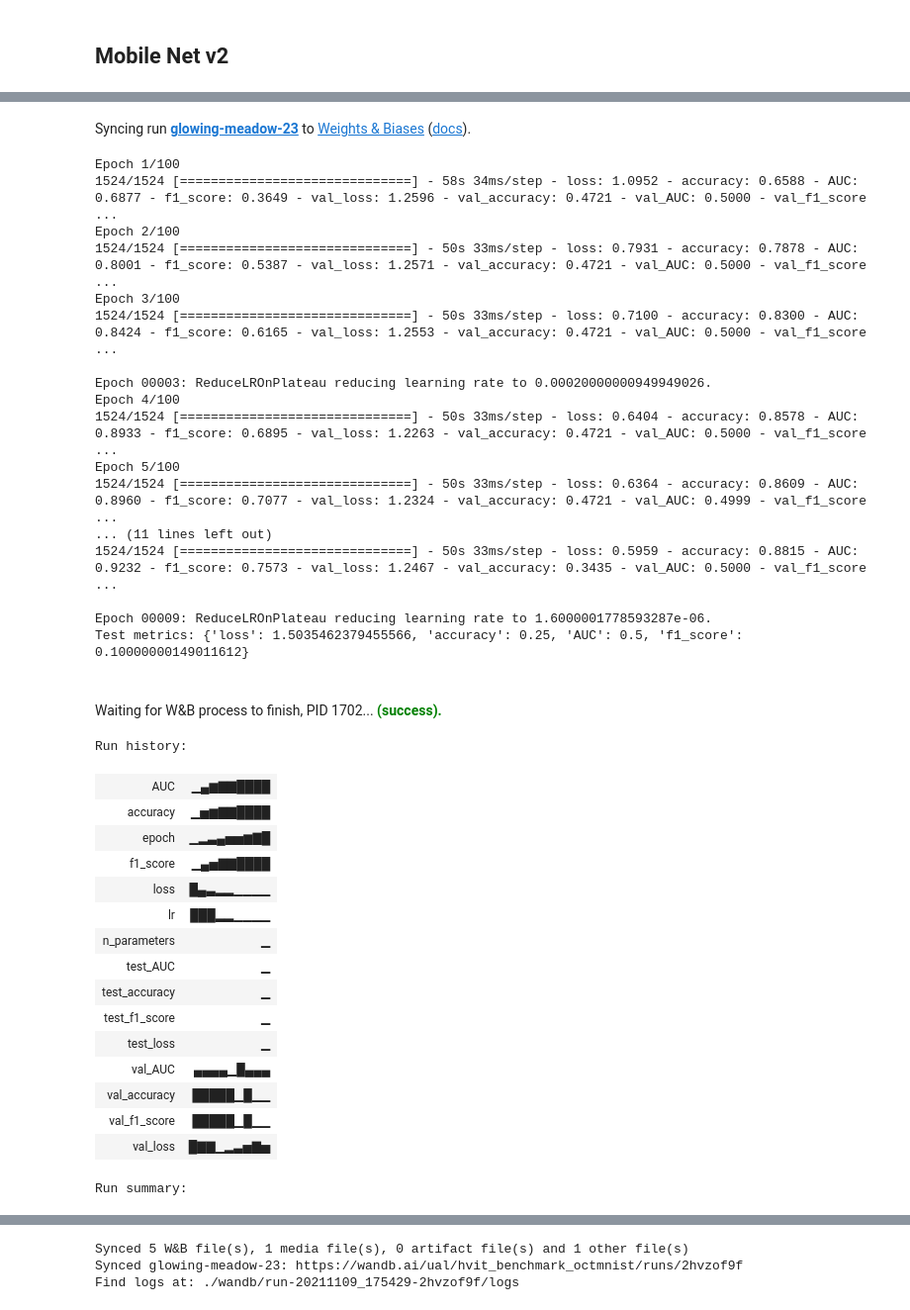
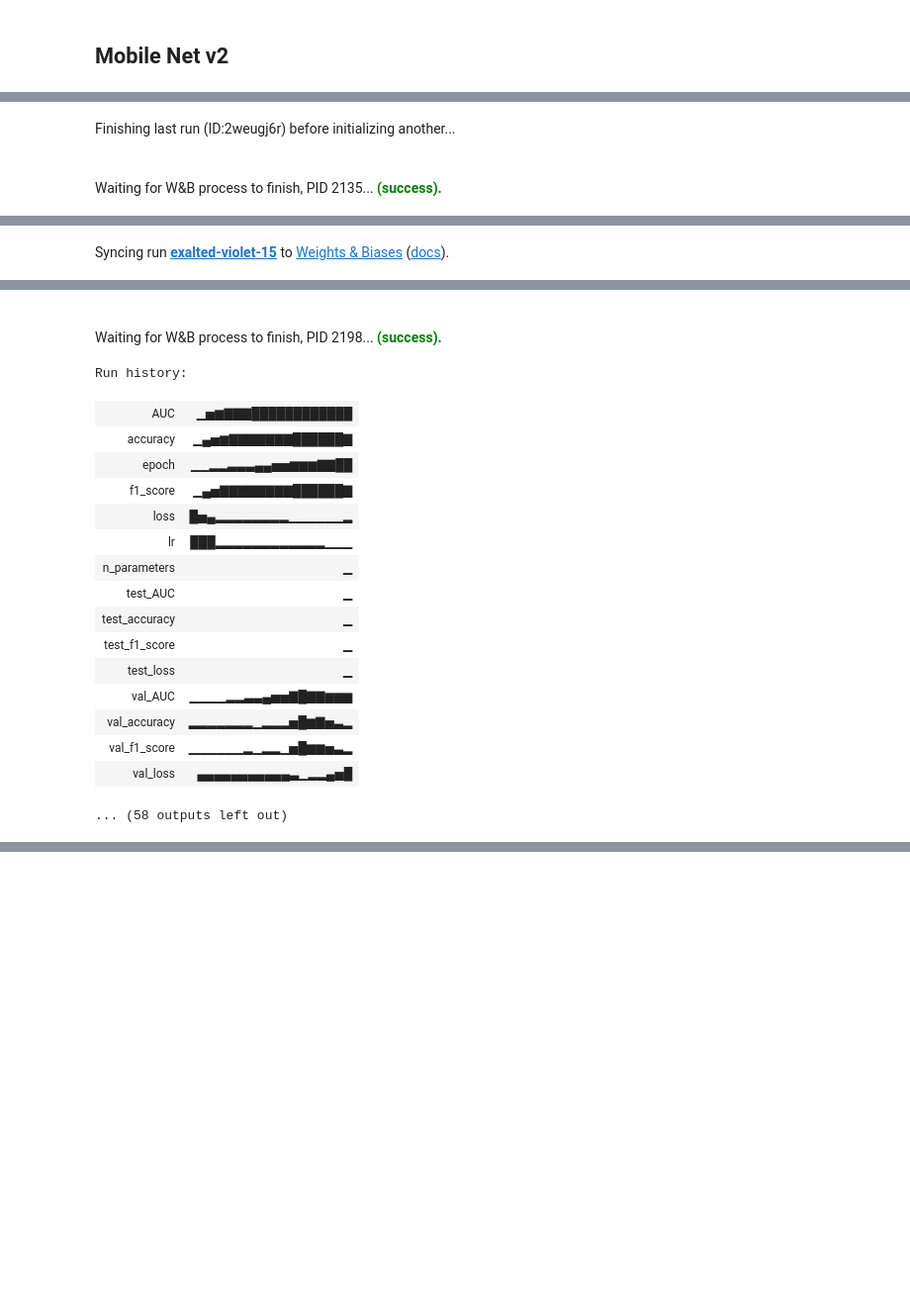
Before and after one commit to hedrergudene/SCViT, a Jupyter notebook: MedMNIST.ipynb, the cells around one changed output, grey strips where cells are left out. Shown at 99% size. Saved outputs shown, nothing was run; the diff lists cells and outputs as text; code cells hidden in the pictures; blank space fills up the shorter version.

```diff
--- a/MedMNIST.ipynb
+++ b/MedMNIST.ipynb
@@ -205,8 +205,8 @@ def run_WB_experiment(WB_KEY:str,
 # %%
 # Config
 # 'pneumoniamnist','breastmnist'
-datasets = ['octmnist','tissuemnist','pathmnist','dermamnist','bloodmnist', 'organamnist', 'organcmnist', 'organsmnist']
-#datasets = ['dermamnist','bloodmnist', 'organamnist', 'organcmnist', 'organsmnist']
+#datasets = ['octmnist','tissuemnist','pathmnist','dermamnist','bloodmnist', 'organamnist', 'organcmnist', 'organsmnist']
+datasets = ['pathmnist','dermamnist','bloodmnist', 'organamnist', 'organcmnist', 'organsmnist']
 
 batch_size = 64
 epochs = 100
@@ -900,20 +900,6 @@ for data_flag in datasets:
     info = INFO[data_flag]
     n_classes = len(info['label'])
     n_classes = 1 if n_classes == 2 else n_classes
-
-    vit_params = {'img_size':img_size,
-                  'patch_size':4,
-                  'num_channels': info['n_channels'],
-                  'num_heads': 8,
-                  'transformer_layers':16,
-                  'hidden_unit_factor':4,
-                  'mlp_head_units': [256, 64],
-                  'num_classes':n_classes,
-                  'drop_attn':0.2,
-                  'drop_proj':0.2,
-                  'drop_linear':0.4,
-                  'projection_dim' : 3*64
-                  }
 
 
     # Start running
@@ -956,0 +944,2 @@ wandb: Appending key for api.wandb.ai to your netrc file: /root/.netrc
+Finishing last run (ID:2weugj6r) before initializing another...
+Waiting for W&B process to finish, PID 2135... (success).
@@ -956,0 +948 @@ wandb: Appending key for api.wandb.ai to your netrc file: /root/.netrc
+Syncing run exalted-violet-15 to Weights & Biases (docs).
@@ -960,36 +966,18 @@ X test (1000, 32, 32, 3) | Y test (1000, 4)
-Syncing run glowing-meadow-23 to Weights & Biases (docs).
+Waiting for W&B process to finish, PID 2198... (success).
-Epoch 1/100
-1524/1524 [==============================] - 58s 34ms/step - loss: 1.0952 - accuracy: 0.6588 - AUC: 0.6877 - f1_score: 0.3649 - val_loss: 1.2596 - val_accuracy: 0.4721 - val_AUC: 0.5000 - val_f1_score ...
-Epoch 2/100
-1524/1524 [==============================] - 50s 33ms/step - loss: 0.7931 - accuracy: 0.7878 - AUC: 0.8001 - f1_score: 0.5387 - val_loss: 1.2571 - val_accuracy: 0.4721 - val_AUC: 0.5000 - val_f1_score ...
-Epoch 3/100
-1524/1524 [==============================] - 50s 33ms/step - loss: 0.7100 - accuracy: 0.8300 - AUC: 0.8424 - f1_score: 0.6165 - val_loss: 1.2553 - val_accuracy: 0.4721 - val_AUC: 0.5000 - val_f1_score ...
-
-Epoch 00003: ReduceLROnPlateau reducing learning rate to 0.00020000000949949026.
-Epoch 4/100
-1524/1524 [==============================] - 50s 33ms/step - loss: 0.6404 - accuracy: 0.8578 - AUC: 0.8933 - f1_score: 0.6895 - val_loss: 1.2263 - val_accuracy: 0.4721 - val_AUC: 0.5000 - val_f1_score ...
-Epoch 5/100
-1524/1524 [==============================] - 50s 33ms/step - loss: 0.6364 - accuracy: 0.8609 - AUC: 0.8960 - f1_score: 0.7077 - val_loss: 1.2324 - val_accuracy: 0.4721 - val_AUC: 0.4999 - val_f1_score ...
-... (11 lines left out)
-1524/1524 [==============================] - 50s 33ms/step - loss: 0.5959 - accuracy: 0.8815 - AUC: 0.9232 - f1_score: 0.7573 - val_loss: 1.2467 - val_accuracy: 0.3435 - val_AUC: 0.5000 - val_f1_score ...
-
-Epoch 00009: ReduceLROnPlateau reducing learning rate to 1.6000001778593287e-06.
-Test metrics: {'loss': 1.5035462379455566, 'accuracy': 0.25, 'AUC': 0.5, 'f1_score': 0.10000000149011612}
+Run history:
-Waiting for W&B process to finish, PID 1702... (success).
+| AUC | ▁▅▆▇▇▇████████████ |
+| accuracy | ▁▄▅▆▇▇▇▇▇▇▇██████▇ |
+| epoch | ▁▁▂▂▃▃▃▄▄▅▅▆▆▆▇▇██ |
+| f1_score | ▁▄▅▇▇▇▇▇▇▇▇██████▇ |
+| loss | █▅▄▂▂▂▂▂▂▂▂▁▁▁▁▁▁▂ |
+| lr | ███▂▂▂▂▂▂▂▂▂▂▂▂▁▁▁ |
+| n_parameters | ▁ |
+| test_AUC | ▁ |
+| test_accuracy | ▁ |
+| test_f1_score | ▁ |
+| test_loss | ▁ |
+| val_AUC | ▁▁▁▁▂▂▃▃▄▅▅▇█▇▇▆▆▆ |
+| val_accuracy | ▂▂▂▂▂▂▂▁▂▂▂▅█▆▇▅▃▂ |
+| val_f1_score | ▁▁▁▁▁▁▂▁▂▂▁▅█▆▆▅▃▂ |
+| val_loss | ▄▄▄▄▄▄▄▄▄▄▄▃▁▂▂▄▅█ |
-Run history:
+... (58 outputs left out)
-| AUC | ▁▄▆▇▇████ |
-| accuracy | ▁▅▆▇▇████ |
-| epoch | ▁▂▃▄▅▅▆▇█ |
-| f1_score | ▁▄▅▇▇████ |
-| loss | █▄▃▂▂▁▁▁▁ |
-| lr | ███▂▂▁▁▁▁ |
-| n_parameters | ▁ |
-| test_AUC | ▁ |
-| test_accuracy | ▁ |
-| test_f1_score | ▁ |
-| test_loss | ▁ |
-| val_AUC | ▄▄▄▄▁█▄▄▄ |
-| val_accuracy | █████▁█▁▁ |
-| val_f1_score | █████▁█▁▁ |
-| val_loss | █▇▇▁▂▃▅▇▅ |
-Run summary:
@@ -1013,3 +983,0 @@ Run summary:
-Synced 5 W&B file(s), 1 media file(s), 0 artifact file(s) and 1 other file(s)
-Synced glowing-meadow-23: https://wandb.ai/ual/hvit_benchmark_octmnist/runs/2hvzof9f
-Find logs at: ./wandb/run-20211109_175429-2hvzof9f/logs
```
Also changed, not shown: parts of 1 cell of this notebook.
